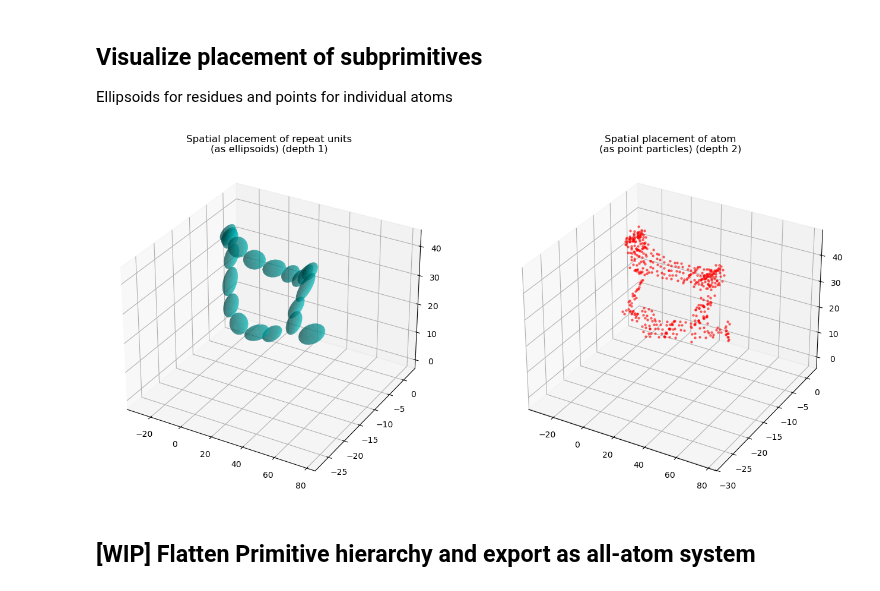
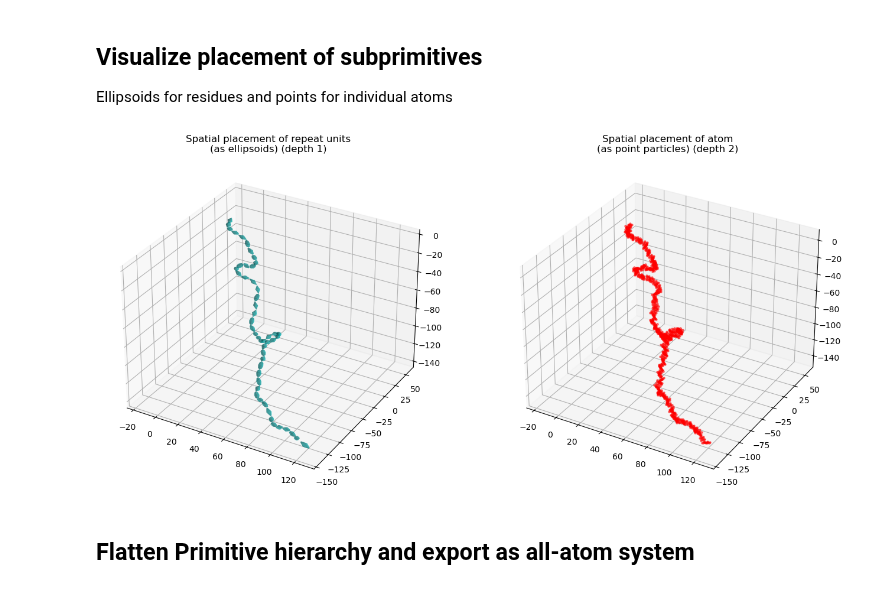
Before and after one commit to StephMcCallum/mupt-examples, a Jupyter notebook: ellipsoidal_chain_placement.ipynb, the cells around one changed output. Cells and saved outputs as stored; diff of their text form; code cells hidden in the pictures.

Commit message:
Updated notebook to include new flattening + export capability!

```diff
--- a/ellipsoidal_chain_placement.ipynb
+++ b/ellipsoidal_chain_placement.ipynb
@@ -108,7 +108,7 @@ import networkx as nx
 from mupt.mupr.topology import TopologicalStructure, noodle_graph
 
 
-N_REPEAT_UNITS : int = 20
+N_REPEAT_UNITS : int = 50
 
 molprim = Primitive(label='polymer_chain')
 unit_names : list[str] = ['head'] + ['mid']*(N_REPEAT_UNITS - 2) + ['tail']
@@ -148,35 +148,35 @@ molprim.rigidly_transform(random_rot)
 # %%
 from anytree.iterators import LevelOrderGroupIter
 
 import matplotlib.pyplot as plt
 # %matplotlib ipympl
 
 
 scale : float=16
 aspect : float = 1/2
 plt.close()
 fig = plt.figure(figsize=(scale, scale*aspect))
 fig.canvas.header_visible = False
 
 levels : dict[int, tuple[Primitive]] = {i : grp for i, grp in enumerate(LevelOrderGroupIter(molprim))}
 
 ellip_depth : int = 1
 ax_ellip = fig.add_subplot(1, 2, ellip_depth, projection='3d')
 ax_ellip.autoscale(enable=True)
 ax_ellip.set_title(f'Spatial placement of repeat units\n(as ellipsoids) (depth {ellip_depth})')
 for res_prim in levels[ellip_depth]:
-    _ = ax_ellip.plot_surface(*res_prim.shape.surface_mesh(20, 20).T, color='c', alpha=0.5)
+    _ = ax_ellip.plot_surface(*res_prim.shape.surface_mesh(5, 5).T, color='c', alpha=0.5)
 
 atom_depth : int = 2
 ax_atomic = fig.add_subplot(1, 2, atom_depth, projection='3d')
 ax_atomic.autoscale(enable=True)
 ax_atomic.set_title(f'Spatial placement of atom\n(as point particles) (depth {atom_depth})')
 for res_prim in levels[atom_depth]:
     _ = ax_atomic.scatter(*res_prim.shape.positions.T, color='r', marker='.', alpha=0.5)
 # %% [output]
-[figure, old version]
+[figure, new version]
 # %% [markdown]
-## [WIP] Flatten Primitive hierarchy and export as all-atom system
+## Flatten Primitive hierarchy and export as all-atom system
 # %%
 from rdkit.Chem import MolToMolFile
 from mupt.interfaces.rdkit import primitive_to_rdkit
```
Also changed, not shown: parts of 3 cells of this notebook.
